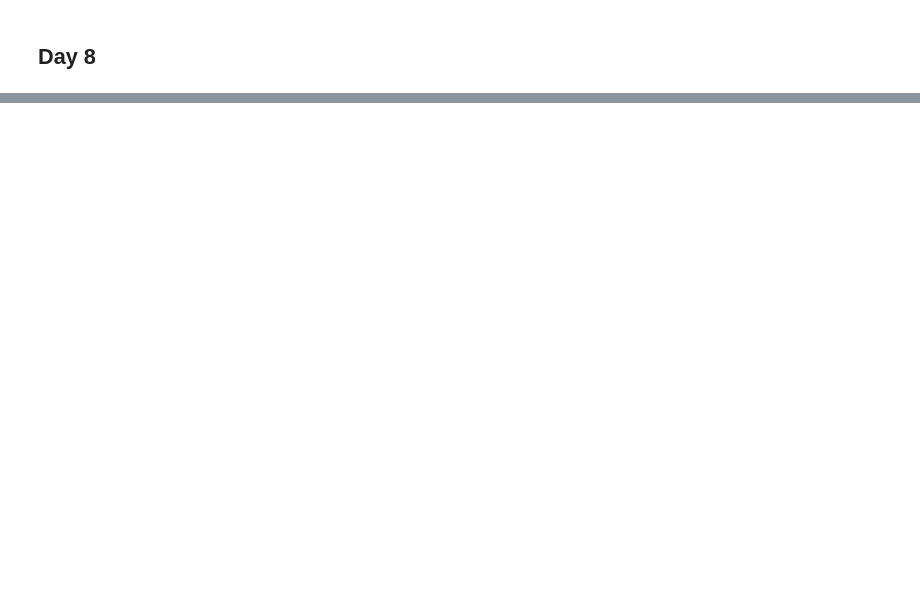
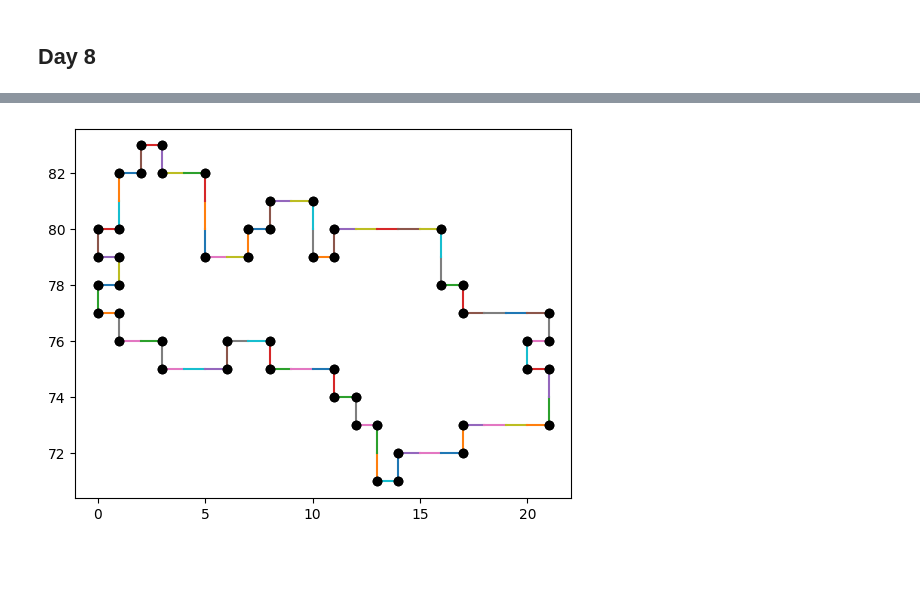
Before and after one commit to etattershall/advent_of_code, a Jupyter notebook: Advent.ipynb, the cells around one changed output, grey strips where cells are left out. Cells and saved outputs as stored; diff of their text form; code cells hidden in the pictures; blank space fills up the shorter version.

```diff
--- a/Advent.ipynb
+++ b/Advent.ipynb
@@ -558,0 +1178,14 @@ print(f"Part 2 answer is {int(np.sum(antinode_grid))}")
+# %%
+perimeter, perimeter_wall = get_perimeter_coordinates(grid, 9)
+corners = get_corners(perimeter_wall)
+for unit in perimeter_wall:
+    plt.plot([unit[0][0], unit[1][0]], [unit[0][1], unit[1][1]], linestyle="-")
+
+for corner in corners:
+    plt.plot(corner[0], corner[1], "ko")
+
+plt.show()
+# %% [output]
+[figure, added]
+# %% [markdown]
+######
```
Also changed, not shown: parts of 27 cells of this notebook.
